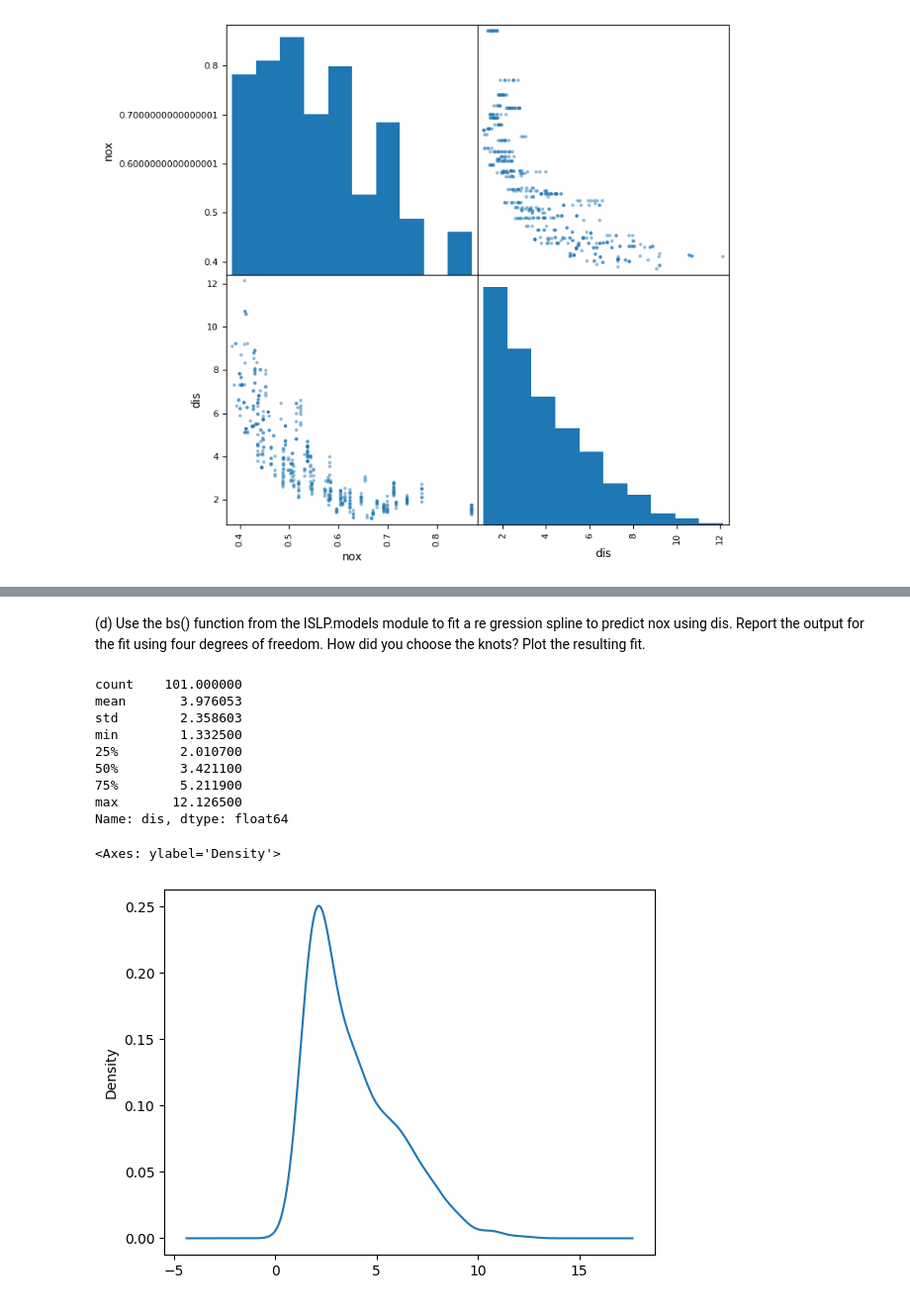
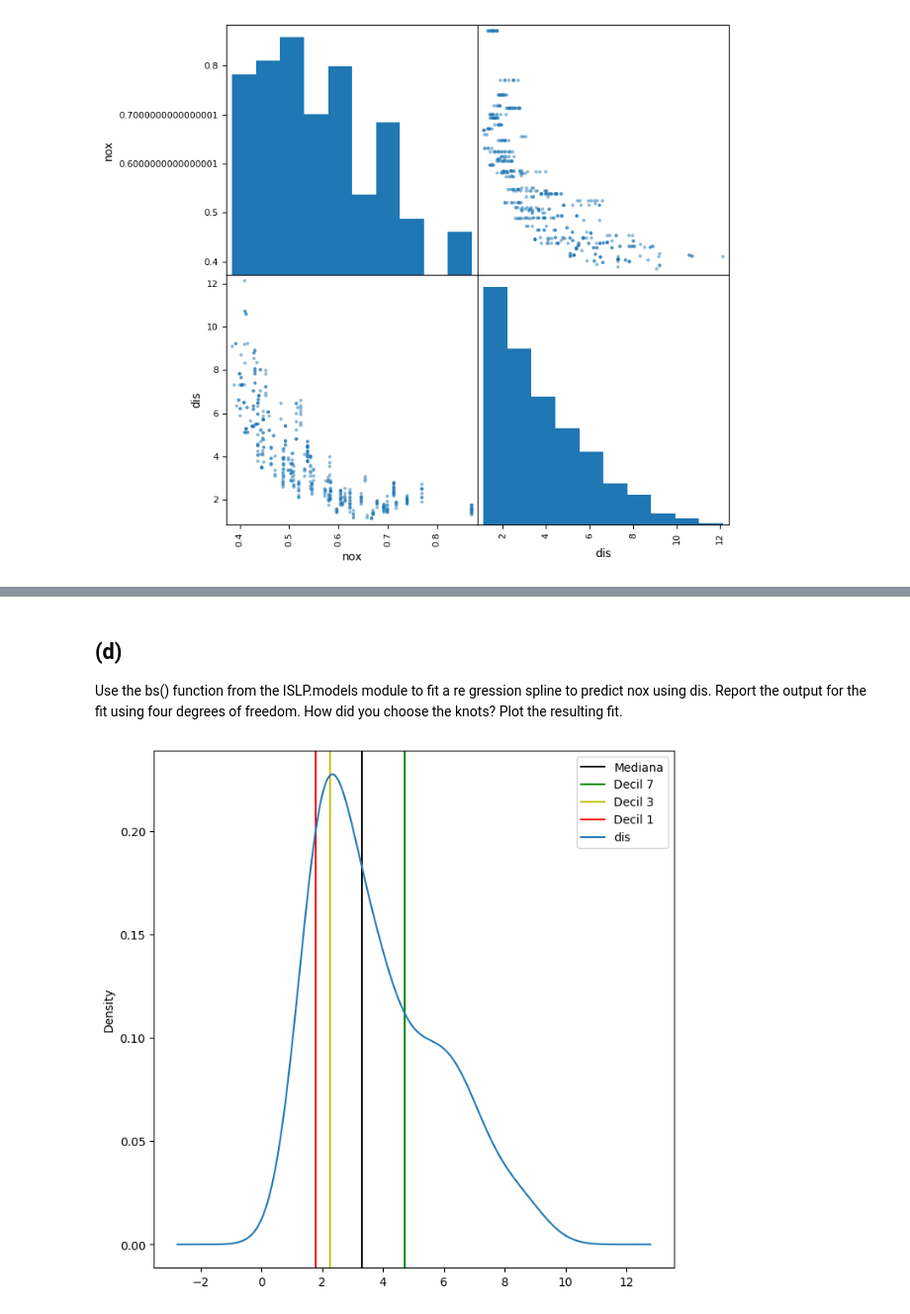
Before and after one commit to oliveira-silva-lucas/ISLP, a Jupyter notebook: Cap_07_Non_Linear_Modeling/Exercises/ex_cap_07_boston.ipynb, the cells around one changed output, grey strips where cells are left out. Shown at 99% size. Drawn from its saved outputs; the diff is of its cells as text; code cells hidden in the pictures.

```diff
--- a/Cap_07_Non_Linear_Modeling/Exercises/ex_cap_07_boston.ipynb
+++ b/Cap_07_Non_Linear_Modeling/Exercises/ex_cap_07_boston.ipynb
@@ -199,20 +168,18 @@ df_cv_scores
 # %% [markdown]
-(d) Use the bs() function from the ISLP.models module to fit a re
+## (d) ##
+Use the bs() function from the ISLP.models module to fit a re
 gression spline to predict nox using dis. Report the output for
 the fit using four degrees of freedom. How did you choose the
 knots? Plot the resulting fit.
 # %%
-print(X_treino['dis'].describe())
-Boston.dis.plot.density()
+nos = [{'nome': 'Mediana', 'valor':X_treino.dis.quantile(.5), 'cor':'k'},
+       {'nome': 'Decil 7', 'valor':X_treino.dis.quantile(.7), 'cor':'g'},
+       {'nome': 'Decil 3', 'valor':X_treino.dis.quantile(.3), 'cor':'y'},
+       {'nome': 'Decil 1', 'valor':X_treino.dis.quantile(.1), 'cor':'r'},]
+ax = subplots(figsize=(8,8))[1]
+for no in nos:
+    ax.axvline(no['valor'], label=no['nome'], c=no['cor'])
+X_treino.dis.plot.density(ax=ax)
+ax.legend();
 # %% [output]
-count    101.000000
-mean       3.976053
-std        2.358603
-min        1.332500
-25%        2.010700
-50%        3.421100
-75%        5.211900
-max       12.126500
-Name: dis, dtype: float64
-<Axes: ylabel='Density'>
-[figure, old version]
+[figure, new version]
```
Also changed, not shown: parts of 19 cells of this notebook.
